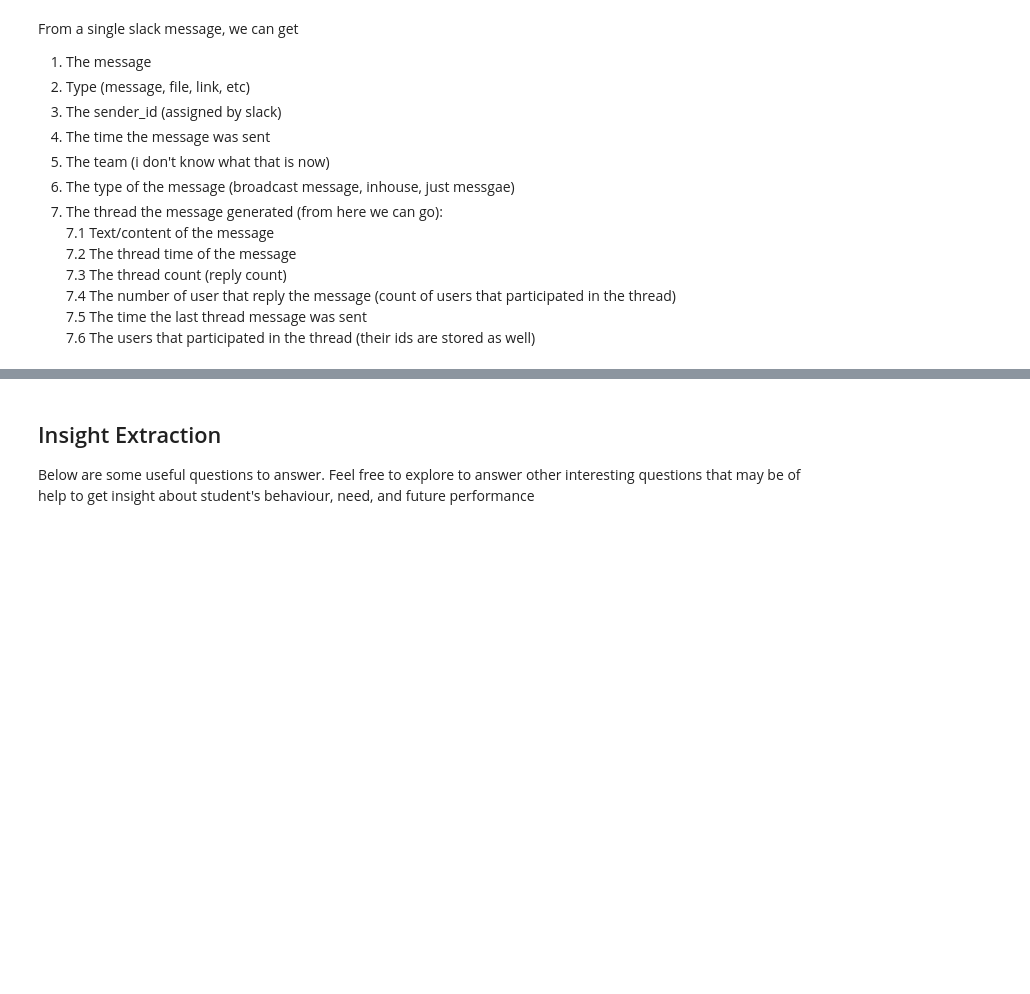
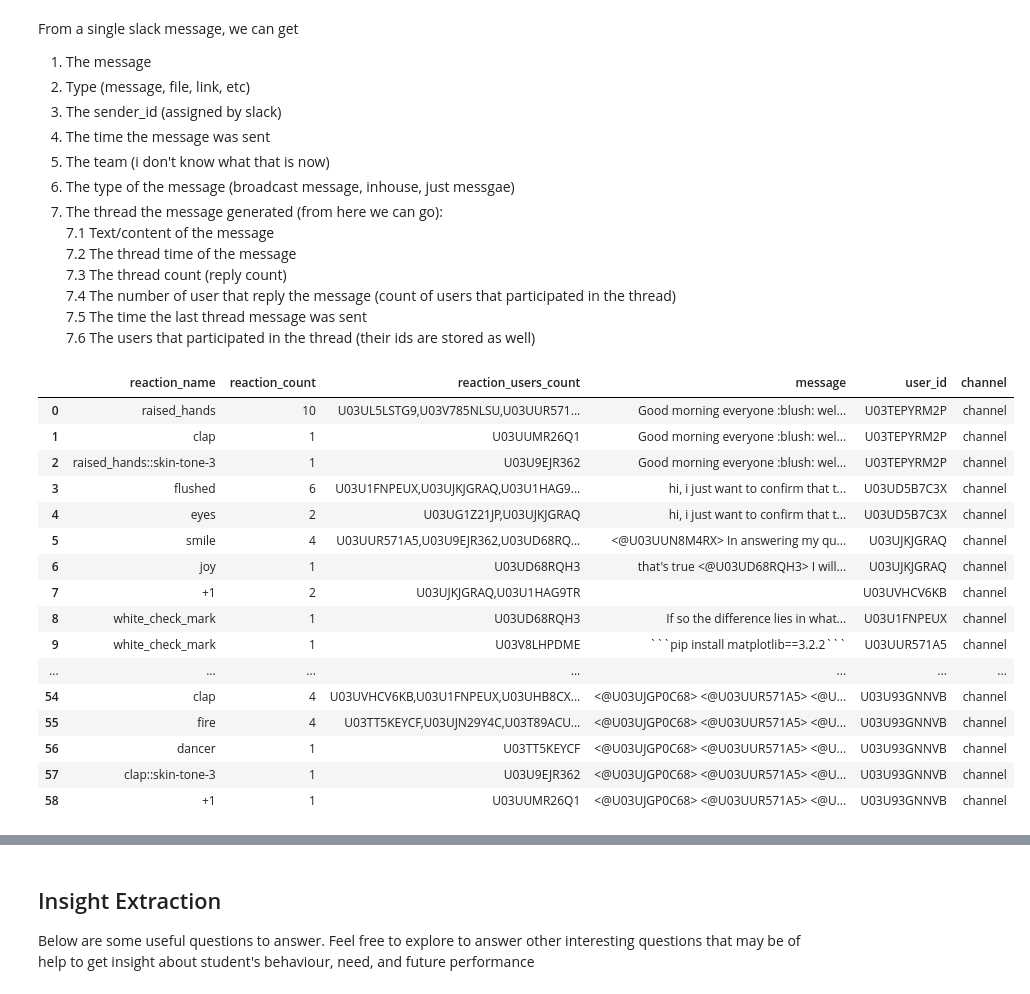
Before and after one commit to moykad/week0_starter_network_analysis, a Jupyter notebook: notebooks/parse_slack_data.ipynb, the cells around one changed output, grey strips where cells are left out. Drawn from its saved outputs; the diff is of its cells as text; code cells hidden in the pictures; blank space fills up the shorter version.

````diff
--- a/notebooks/parse_slack_data.ipynb
+++ b/notebooks/parse_slack_data.ipynb
@@ -76,7 +76,9 @@ def slack_parser(path_channel):
     combined = []
     for json_file in glob.glob(f"{path_channel}*.json"):
         with open(json_file, 'r', encoding="utf8") as slack_data:
-            combined.append(slack_data)
+            file_content = json.load(slack_data)
+            combined.append(file_content)
+            #combined.append(slack_data)
 
     # loop through all json files and extract required informations
     dflist = []
@@ -171,6 +173,28 @@ def get_community_participation(path):
                 for i in msg['replies']:
                     comm_dict[i['user']] = comm_dict.get(i['user'], 0)+1
     return comm_dict
+# %%
+df = slack_parser(r'C:/Users/moyka/OneDrive/Documents/GitHub/allweeks89/')
+parse_slack_reaction = parse_slack_reaction(r'C:/Users/moyka/OneDrive/Documents/GitHub/allweeks89/', 'channel')
+parse_slack_reaction
+# %% [output]
+|  | reaction_name | reaction_count | reaction_users_count | message | user_id | channel |
+| 0 | raised_hands | 10 | U03UL5LSTG9,U03V785NLSU,U03UUR571... | Good morning everyone :blush: wel... | U03TEPYRM2P | channel |
+| 1 | clap | 1 | U03UUMR26Q1 | Good morning everyone :blush: wel... | U03TEPYRM2P | channel |
+| 2 | raised_hands::skin-tone-3 | 1 | U03U9EJR362 | Good morning everyone :blush: wel... | U03TEPYRM2P | channel |
+| 3 | flushed | 6 | U03U1FNPEUX,U03UJKJGRAQ,U03U1HAG9... | hi, i just want to confirm that t... | U03UD5B7C3X | channel |
+| 4 | eyes | 2 | U03UG1Z21JP,U03UJKJGRAQ | hi, i just want to confirm that t... | U03UD5B7C3X | channel |
+| 5 | smile | 4 | U03UUR571A5,U03U9EJR362,U03UD68RQ... | <@U03UUN8M4RX> In answering my qu... | U03UJKJGRAQ | channel |
+| 6 | joy | 1 | U03UD68RQH3 | that's true <@U03UD68RQH3> I will... | U03UJKJGRAQ | channel |
+| 7 | +1 | 2 | U03UJKJGRAQ,U03U1HAG9TR |  | U03UVHCV6KB | channel |
+| 8 | white_check_mark | 1 | U03UD68RQH3 | If so the difference lies in what... | U03U1FNPEUX | channel |
+| 9 | white_check_mark | 1 | U03V8LHPDME | ```pip install matplotlib==3.2.2``` | U03UUR571A5 | channel |
+| ... | ... | ... | ... | ... | ... | ... |
+| 54 | clap | 4 | U03UVHCV6KB,U03U1FNPEUX,U03UHB8CX... | <@U03UJGP0C68> <@U03UUR571A5> <@U... | U03U93GNNVB | channel |
+| 55 | fire | 4 | U03TT5KEYCF,U03UJN29Y4C,U03T89ACU... | <@U03UJGP0C68> <@U03UUR571A5> <@U... | U03U93GNNVB | channel |
+| 56 | dancer | 1 | U03TT5KEYCF | <@U03UJGP0C68> <@U03UUR571A5> <@U... | U03U93GNNVB | channel |
+| 57 | clap::skin-tone-3 | 1 | U03U9EJR362 | <@U03UJGP0C68> <@U03UUR571A5> <@U... | U03U93GNNVB | channel |
+| 58 | +1 | 1 | U03UUMR26Q1 | <@U03UJGP0C68> <@U03UUR571A5> <@U... | U03U93GNNVB | channel |
 # %%
 def convert_2_timestamp(column, data):
     """convert from unix time to readable timestamp
````
Also changed, not shown: parts of 1 cell of this notebook.
